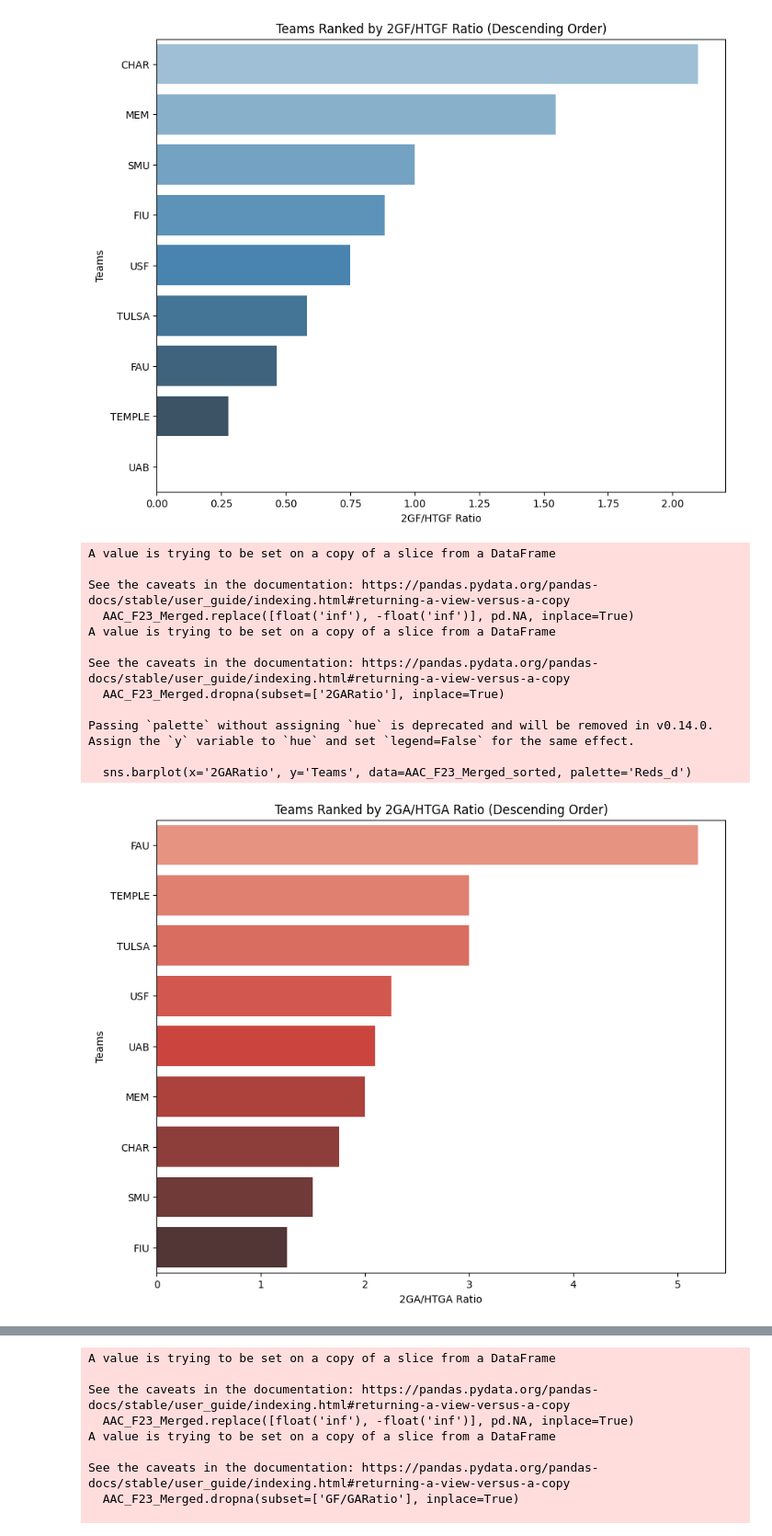
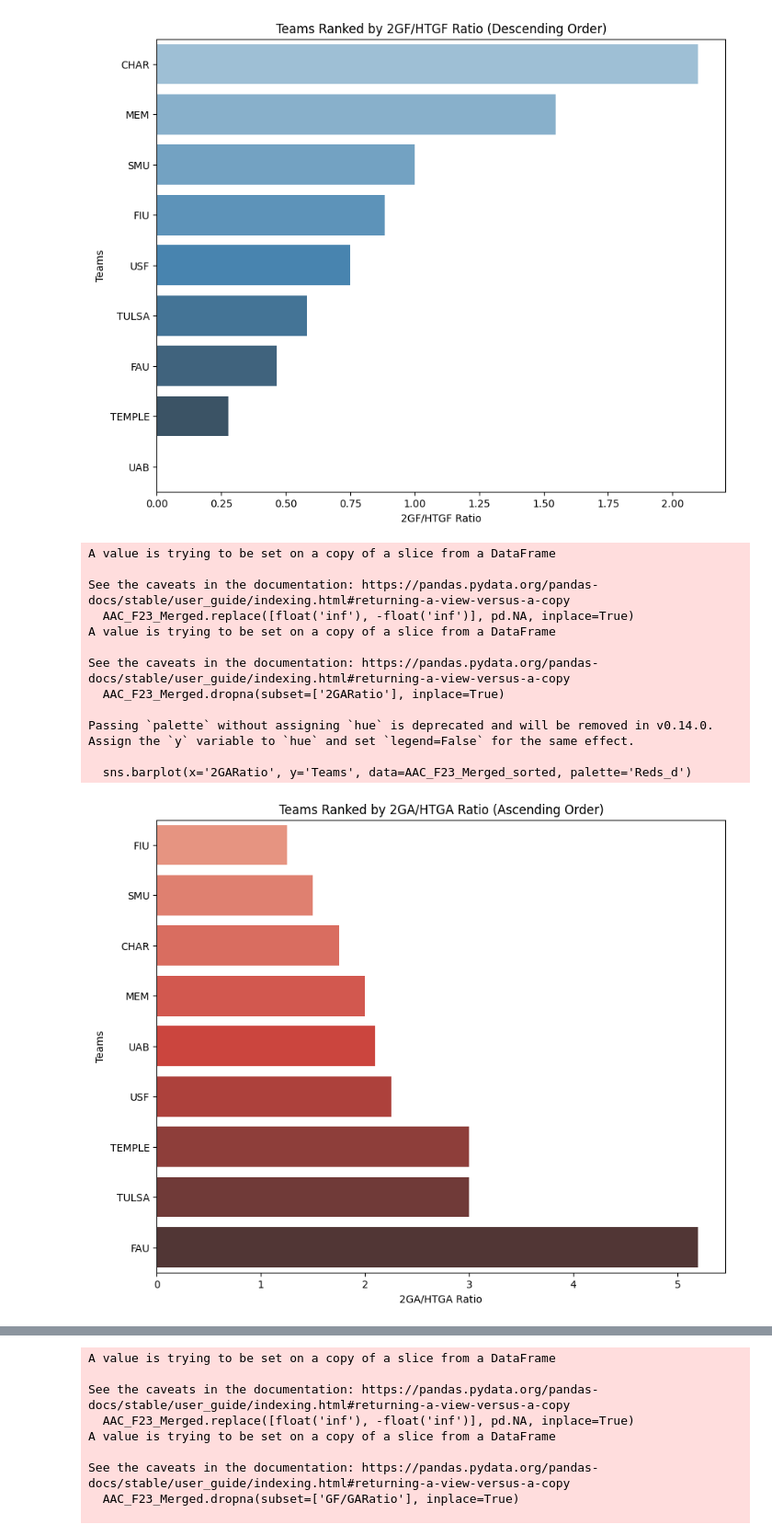
Before and after one commit to AimanFariz/Soccer-Analytics, a Jupyter notebook: NCAA_D1_F23_AAC.ipynb, the cells around one changed output, grey strips where cells are left out. Shown at 92% size. Cells and saved outputs as stored; diff of their text form; code cells hidden in the pictures.

```diff
--- a/NCAA_D1_F23_AAC.ipynb
+++ b/NCAA_D1_F23_AAC.ipynb
@@ -1009,33 +1009,33 @@ Passing `palette` without assigning `hue` is deprecated and will be removed in v
 # %%
 # Handle any potential infinite or NaN values (e.g., when HTGF is 0)
 AAC_F23_Merged.replace([float('inf'), -float('inf')], pd.NA, inplace=True)
 AAC_F23_Merged.dropna(subset=['2GARatio'], inplace=True)
 
 # Sort the DataFrame by the ratio in ascending order
-AAC_F23_Merged_sorted = AAC_F23_Merged.sort_values('2GARatio', ascending = False)
+AAC_F23_Merged_sorted = AAC_F23_Merged.sort_values('2GARatio', ascending = True)
 
 # Plot the data
 plt.figure(figsize=(10, 8))
 sns.barplot(x='2GARatio', y='Teams', data=AAC_F23_Merged_sorted, palette='Reds_d')
 
-plt.title('Teams Ranked by 2GA/HTGA Ratio (Descending Order)')
+plt.title('Teams Ranked by 2GA/HTGA Ratio (Ascending Order)')
 plt.xlabel('2GA/HTGA Ratio')
 plt.ylabel('Teams')
 plt.show()
 
 AAC_F23_Merged_sorted
 # %% [output]
 A value is trying to be set on a copy of a slice from a DataFrame
 
 See the caveats in the documentation: https://pandas.pydata.org/pandas-docs/stable/user_guide/indexing.html#returning-a-view-versus-a-copy
   AAC_F23_Merged.replace([float('inf'), -float('inf')], pd.NA, inplace=True)
 A value is trying to be set on a copy of a slice from a DataFrame
 
 See the caveats in the documentation: https://pandas.pydata.org/pandas-docs/stable/user_guide/indexing.html#returning-a-view-versus-a-copy
   AAC_F23_Merged.dropna(subset=['2GARatio'], inplace=True)
 
 Passing `palette` without assigning `hue` is deprecated and will be removed in v0.14.0. Assign the `y` variable to `hue` and set `legend=False` for the same effect.
 
   sns.barplot(x='2GARatio', y='Teams', data=AAC_F23_Merged_sorted, palette='Reds_d')
-[figure, old version]
+[figure, new version]
 |  | Teams | Played Home_x | awinvalue | HTAG_x | HTHG_x | Scored_x | Conceded_x | Played Home_y | hwinvalue | ... |
```
Also changed, not shown: parts of 1 cell of this notebook.
